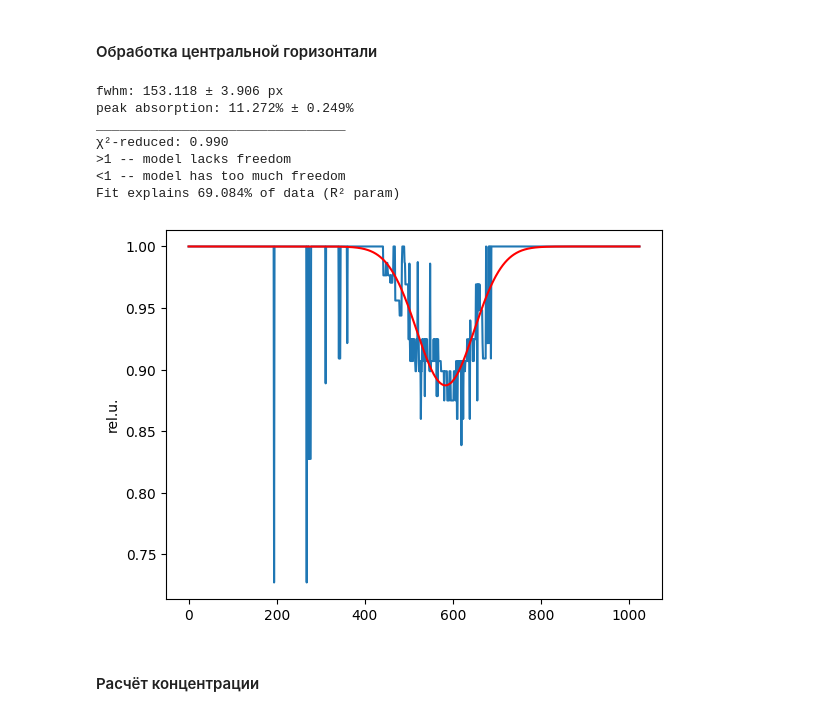
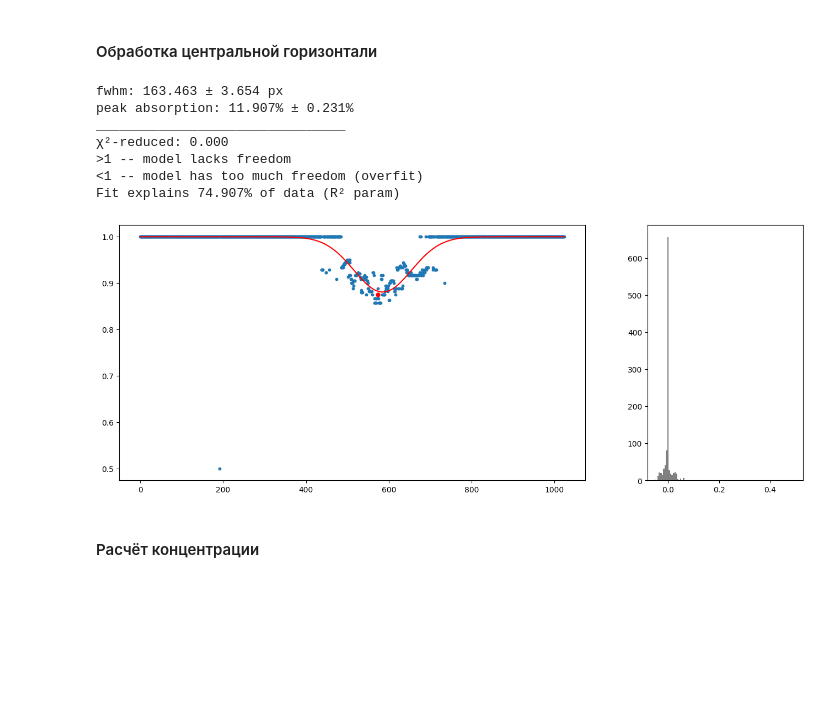
Before and after one commit to chekhyr/AbIm-soft, a Jupyter notebook: AI_Calcium.ipynb, the cells around one changed output. Saved outputs shown, nothing was run; the diff lists cells and outputs as text; code cells hidden in the pictures; blank space fills up the shorter version.

```diff
--- a/AI_Calcium.ipynb
+++ b/AI_Calcium.ipynb
@@ -21,8 +21,9 @@ c = 299792458 # [m/s]
 wavelength = (c/frequency) * 10 ** 2 # [cm]
 crosssection = (3 * wavelength ** 2 ) / (2 * np.pi) # [cm^2]
 
+rows, columns = (768, 1024)
 '''Калибровка'''# [cm/px]
-Kx_abs = 0.0008094308092914499
+Kx_abs = 0.0006272973203202318
 # %% [markdown]
 #### Обработка поглощения
 # %%
@@ -71,16 +71,14 @@ for i in range(rows):
         if T[i, j] > 1:
             F[i, j] = 1
 
-'''Медианное сглаживание шумов'''
+ker = 57
+'''Сглаживание шумов'''
 M = cv2.medianBlur(F, 5)
+G = cv2.GaussianBlur(M, (ker, ker), 0)
 
-'''Пороговые значения'''
-UPPER_TRSH = .94
-DOWNR_TRSH = .82
-
-'''Фильтрация пропускания между пороговыми значениями'''
-S = np.where(M < DOWNR_TRSH, 1, M)
-_, binary = cv2.threshold(S, UPPER_TRSH, 1, cv2.THRESH_BINARY_INV)
+TRSH = .99
+'''Фильтрация пропускания ниже порогового значения'''
+_, binary = cv2.threshold(M, TRSH, 1, cv2.THRESH_BINARY_INV)
 # THRESH_BINARY_INV:
 #  ≤ TRSH = белые
 #  > TRSH = черные
@@ -101,14 +100,14 @@ ROI = np.zeros_like(T, dtype=np.uint8)
 cv2.drawContours(ROI, [largest_contour], -1, 255, thickness=cv2.FILLED)
 
 '''Нахождение минимума пропускания в нём'''
-min_val, _, (jc_abs, ic_abs), _ = cv2.minMaxLoc(T, mask=ROI)
+min_val, _, (jc_abs, ic_abs), _ = cv2.minMaxLoc(G, mask=ROI)
 print(f"Критическое пропускание\tTc: {min_val}\nКритическая точка\tC: {(ic_abs, jc_abs)} ")
 
 '''Отрисовка полученного контура'''
 output = cv2.cvtColor(T, cv2.COLOR_GRAY2BGR)  # Переводим в BGR для рисования
-#output = cv2.normalize(output, None, 0, 255, cv2.NORM_MINMAX, dtype=cv2.CV_8U)
 cv2.drawContours(output, [largest_contour], -1, (.9, 0, .8), 2)
 cv2.circle(output, (jc_abs, ic_abs), 6, (1., 0, 0), -1)
 output_rgb = cv2.cvtColor(output, cv2.COLOR_BGR2RGB)
-plt.imshow(output, interpolation='none')
+plt.imshow(output, interpolation='none', cmap="gray")
+plt.colorbar(shrink=.8)
 # %% [output]
@@ -122,43 +121,40 @@ Clipping input data to the valid range for imshow with RGB data ([0..1] for floa
 # %%
 '''Профиль по оси j (для величины w_x)'''
 data = 1-M[ic_abs, :]
 arg = np.arange(0, columns, 1)
-plt.plot(arg, 1-data)
 
-#Фитирование нормальным распределением
-model = GaussianModel()
+'''Фитирование нормальным распределением'''
 pars = gauss.guess(data, x=arg) #затравочные параметры
-out_coarse = gauss.fit(data, pars, x=arg, calc_covar=False)
+out = gauss.fit(data, pars, x=arg, calc_covar=False)
 
 residuals = data - out.best_fit
-estimated_sigma = np.std(residuals) #оценка шума
-out = model.fit(data, pars, x=arg, weights=1/estimated_sigma)
-
 fwhm_abs = out.params["fwhm"].value
 w_abs = out.params["sigma"].value
 
 print("fwhm: %.3f ± %.3f px" % (fwhm_abs, out.params["fwhm"].stderr)) #stderr соответствует p = 0.68 (1-сигма)
 #print("w_x: %.3f ± %.3f px" % (w_abs, out.params["sigma"].stderr))
 print("peak absorption: %.3f%% ± %.3f%%" % (out.params["height"].value*100, out.params["height"].stderr*100))
 print("________________________________")
 print("χ²-reduced: \033[31m%.3f\033[0m" % out.redchi)
 print(">1 -- model lacks freedom")
-print("<1 -- model has too much freedom")
+print("<1 -- model has too much freedom (overfit)")
 print("Fit explains \033[31m%.3f\033[0m%% of data (R² param)" % (out.rsquared*100))
 
-plt.ylabel("rel.u.")
-plt.plot(arg, 1-out.best_fit, "r-")
+fig, ax = plt.subplots(1, 2, gridspec_kw={'width_ratios': [3, 1]}, figsize=(16, 6))
+ax[0].scatter(arg, 1-data, s=10)
+ax[0].plot(arg, 1-out.best_fit, "r-")
+ax[0].plot(jc_abs, 1-data[jc_abs], 'r.', markersize=10)
+ax[1].hist(residuals.flatten(), bins=100, color="gray")
 plt.show()
-#print(out.fit_report())
 # %% [output]
-fwhm: 153.118 ± 3.906 px
-peak absorption: 11.272% ± 0.249%
+fwhm: 163.463 ± 3.654 px
+peak absorption: 11.907% ± 0.231%
 ________________________________
-χ²-reduced: 0.990
+χ²-reduced: 0.000
 >1 -- model lacks freedom
-<1 -- model has too much freedom
-Fit explains 69.084% of data (R² param)
+<1 -- model has too much freedom (overfit)
+Fit explains 74.907% of data (R² param)
-[figure, old version]
+[figure, new version]
 # %% [markdown]
 #### Расчёт концентрации
 # %%
```
Also changed, not shown: parts of 6 cells of this notebook, 1 other file.
